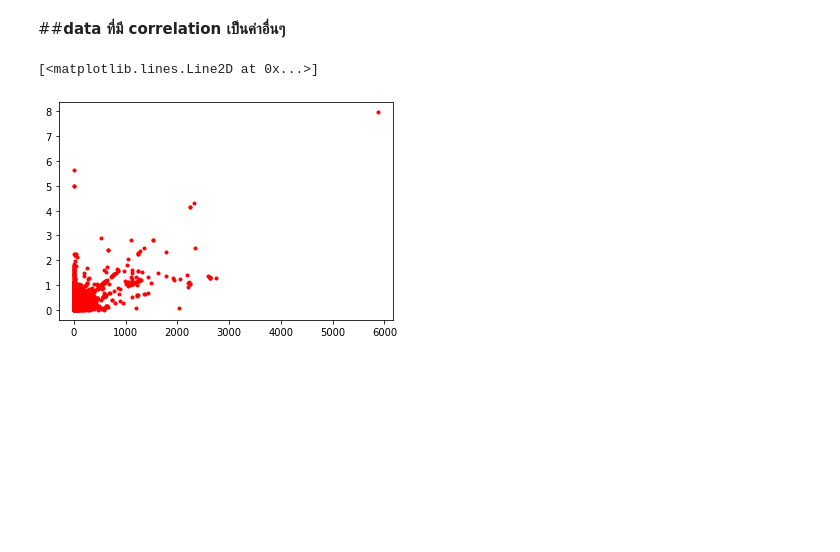
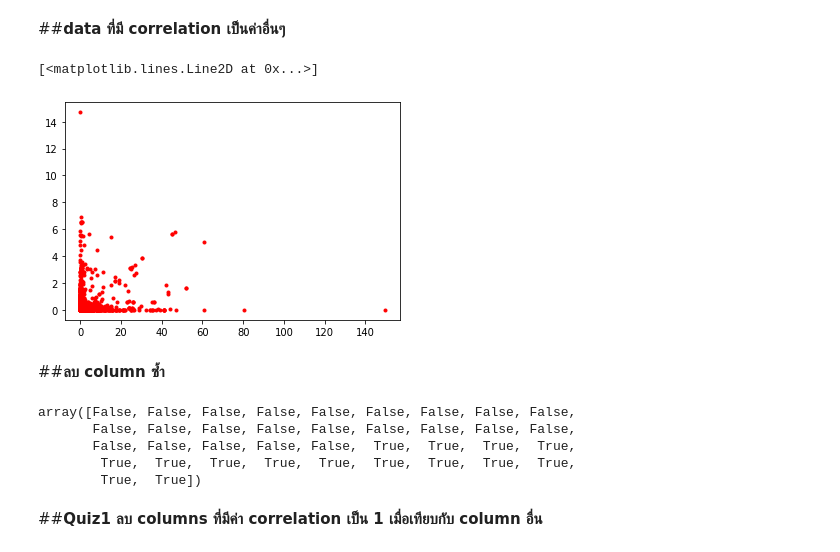
Before and after one commit to Nunticha24/Multivariate, a Jupyter notebook: Chapter3_PCA.ipynb, the cells around one changed output. Cells and saved outputs as stored; diff of their text form; code cells hidden in the pictures; blank space fills up the shorter version.

Commit message:
Quiz1 9/3/2021

```diff
--- a/Chapter3_PCA.ipynb
+++ b/Chapter3_PCA.ipynb
@@ -542,7 +542,19 @@ plt.plot(newdata.iloc[:,11],newdata.iloc[:,28],'r.')
 # %% [markdown]
 ##**data ที่มี correlation เป็นค่าอื่นๆ**
 # %%
-plt.plot(newdata.iloc[:,11],newdata.iloc[:,29],'r.')
+plt.plot(newdata.iloc[:,10],newdata.iloc[:,28],'r.')
 # %% [output]
 [<matplotlib.lines.Line2D at 0x...>]
-[figure, old version]
+[figure, new version]
+# %% [markdown]
+##**ลบ column ซ้ำ**
+# %%
+newdata.columns.str.contains('_USRDA')
+# %% [output]
+array([False, False, False, False, False, False, False, False, False,
+       False, False, False, False, False, False, False, False, False,
+       False, False, False, False, False,  True,  True,  True,  True,
+        True,  True,  True,  True,  True,  True,  True,  True,  True,
+        True,  True])
+# %% [markdown]
+##**Quiz1 ลบ columns ที่มีค่า correlation เป็น 1 เมื่อเทียบกับ column อื่น**
```
Also changed, not shown: parts of 2 cells of this notebook.
